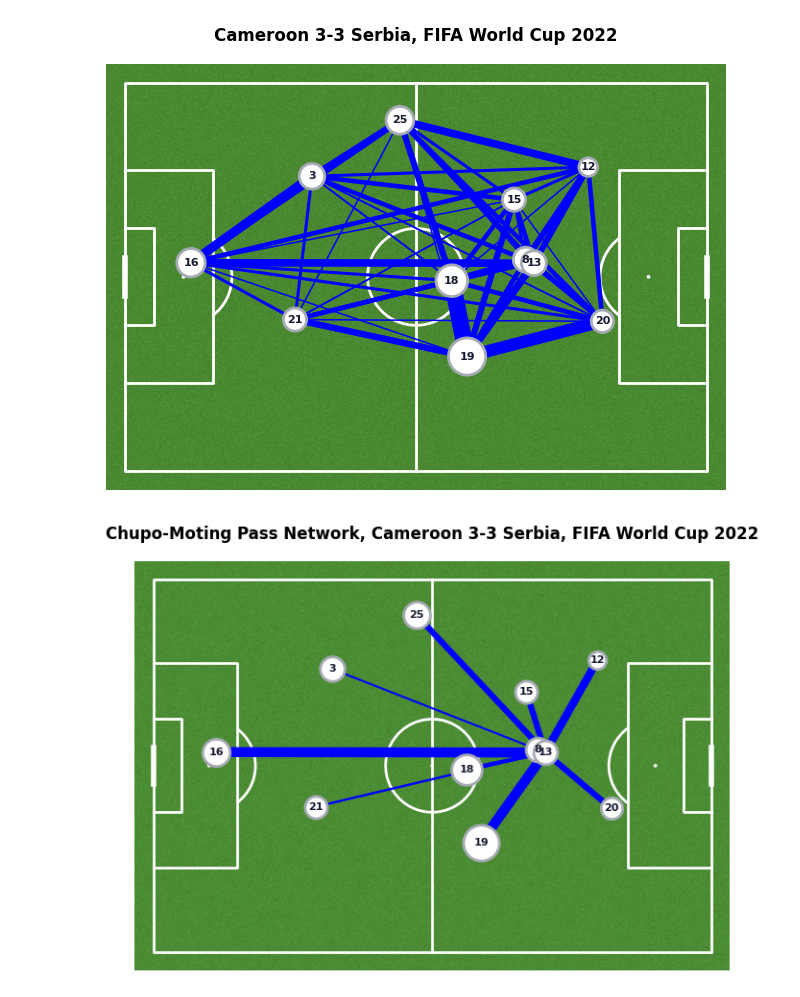
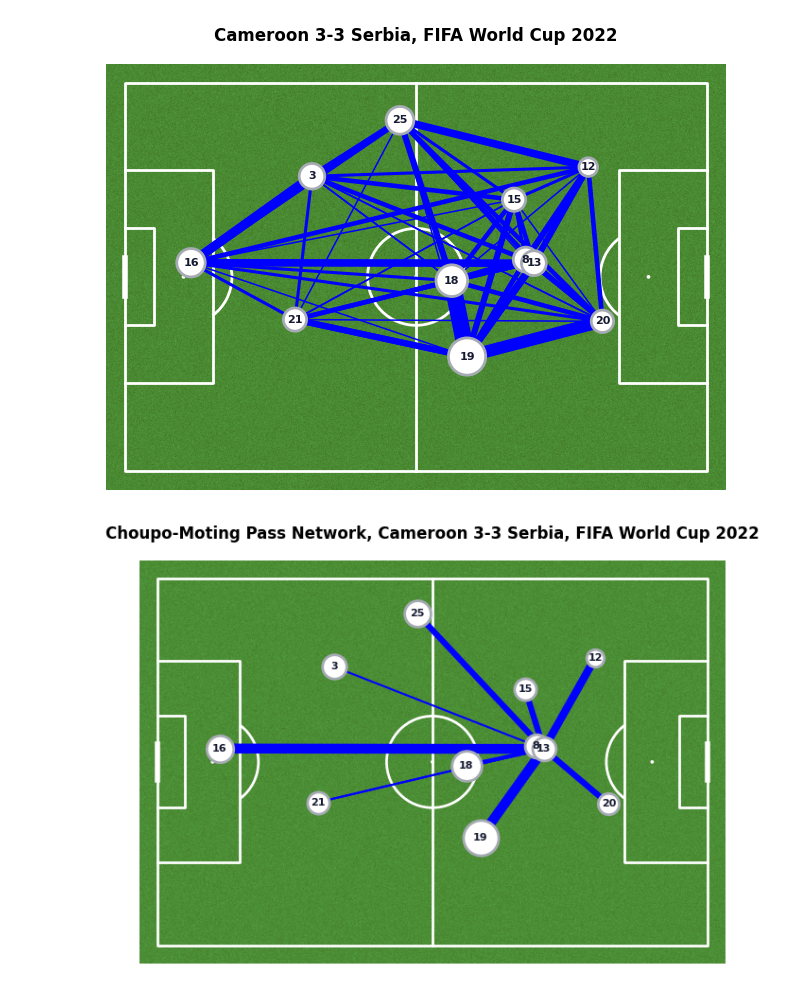
Before and after one commit to elijahrwc/Pass-Network-Analysis, a Jupyter notebook: NYRB_Transfer_Analysis/new_transfer_analysis.ipynb, the cells around one changed output. Cells and saved outputs as stored; diff of their text form; code cells hidden in the pictures.

Commit message:
Choupo-Moting

```diff
--- a/NYRB_Transfer_Analysis/new_transfer_analysis.ipynb
+++ b/NYRB_Transfer_Analysis/new_transfer_analysis.ipynb
@@ -312,41 +312,41 @@ plt.show()
 # %%
 import pandas as pd
 
-# Filter for Chupo-Moting's pass-betweens
-chupo_pass_between = pass_between[(pass_between['passer'] == 13) | (pass_between['pass_recipient'] == 13)]
+# Filter for Choupo-Moting's pass-betweens
+choupo_pass_between = pass_between[(pass_between['passer'] == 13) | (pass_between['pass_recipient'] == 13)]
 
-# Plot the average locations for Chupo-Moting's pass-betweens
+# Plot the average locations for Choupo-Moting's pass-betweens
 fig, ax = plt.subplots()
 fig.set_size_inches(8, 6)
 pitch = Pitch(pitch_color='grass', line_color='white')
 pitch.draw(ax=ax)
 
-# Draw lines for Chupo-Moting's pass-betweens
-pitch.lines(1.2 * chupo_pass_between.x, 0.8 * chupo_pass_between.y,
-            1.2 * chupo_pass_between.x_end, 0.8 * chupo_pass_between.y_end,
-            lw=chupo_pass_between.pass_count * 1.5, color='blue', zorder=1, ax=ax)
+# Draw lines for Choupo-Moting's pass-betweens
+pitch.lines(1.2 * choupo_pass_between.x, 0.8 * choupo_pass_between.y,
+            1.2 * choupo_pass_between.x_end, 0.8 * choupo_pass_between.y_end,
+            lw=choupo_pass_between.pass_count * 1.5, color='blue', zorder=1, ax=ax)
 
-# Draw nodes for all players involved in Chupo-Moting's pass-betweens
-involved_players = pd.concat([chupo_pass_between['passer'], chupo_pass_between['pass_recipient']]).unique()
+# Draw nodes for all players involved in Choupo-Moting's pass-betweens
+involved_players = pd.concat([choupo_pass_between['passer'], choupo_pass_between['pass_recipient']]).unique()
 for player in involved_players:
     pitch.scatter(1.2 * average_locations.loc[average_locations.index == player, 'x'],
                   0.8 * average_locations.loc[average_locations.index == player, 'y'],
                   s=20 * average_locations.loc[average_locations.index == player, 'count'].values,
                   color='white', edgecolors='#a6aab3', linewidth=2, alpha=1, zorder=1, ax=ax)
 
-# Annotate average locations for all players involved in Chupo-Moting's pass-betweens
+# Annotate average locations for all players involved in Choupo-Moting's pass-betweens
 for index, row in average_locations.iterrows():
     if index in involved_players:
         pitch.annotate(index, xy=(1.2 * row.x, 0.8 * row.y), c='#161A30', fontweight='bold',
                        va='center', ha='center', size=8, ax=ax)
 
 # Add the title
-ax.set_title('Chupo-Moting Pass Network, Cameroon 3-3 Serbia, FIFA World Cup 2022',
+ax.set_title('Choupo-Moting Pass Network, Cameroon 3-3 Serbia, FIFA World Cup 2022',
              color='black', va='center', ha='center', fontsize=12, fontweight='bold', pad=20, loc='center')
 
 plt.show()
 # %% [output]
-[figure, old version]
+[figure, new version]
 # %%
 # Create an aggregate Pass Network visual for Cameroon's three matches
 
```
Also changed, not shown: parts of 5 cells of this notebook, 1 other file.
